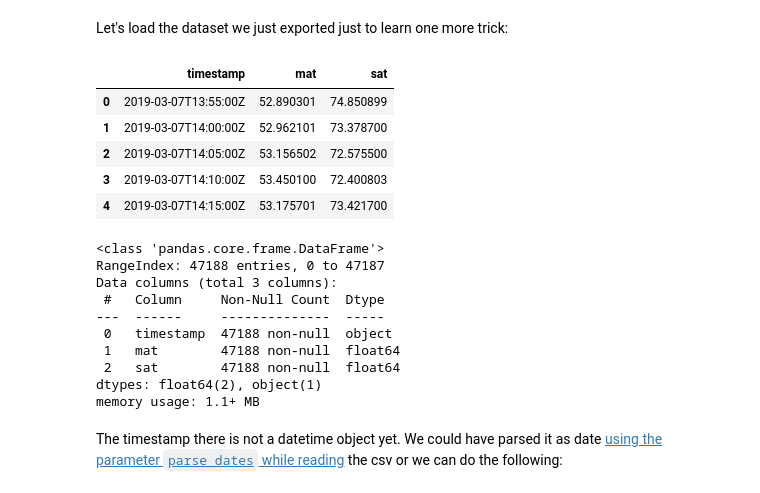
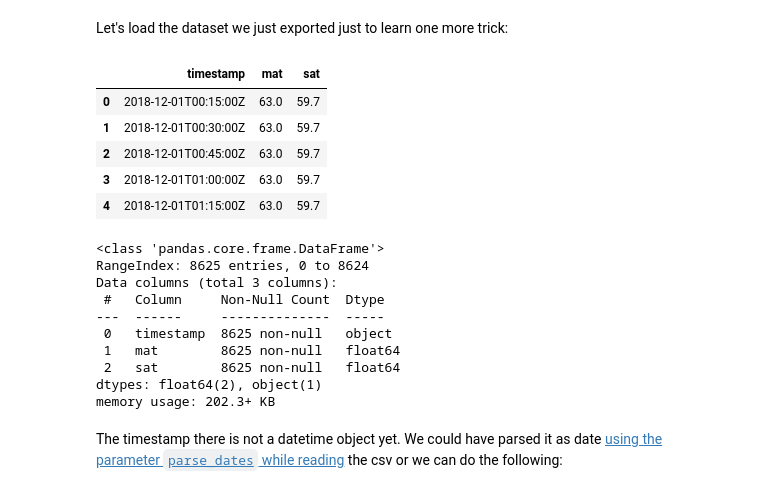
Before and after one commit to PengkunLiu/RTEM_CMU, a Jupyter notebook: RTEM Jupyter Notebook/c-rtem-fdd-FC5.ipynb, the cells around one changed output. Saved outputs shown, nothing was run; the diff lists cells and outputs as text; code cells hidden in the pictures.

```diff
--- a/RTEM Jupyter Notebook/c-rtem-fdd-FC5.ipynb
+++ b/RTEM Jupyter Notebook/c-rtem-fdd-FC5.ipynb
@@ -246,28 +260,28 @@ shared_ahu_equip.to_csv("./rtem_ahu_sat_mat_time_series.csv", index=False)
 Let's load the dataset we just exported just to learn one more trick:
 # %%
 data = pd.read_csv("./rtem_ahu_sat_mat_time_series.csv")
-data.rename(columns={'267505':'mat', '267512': 'sat'}, inplace=True)
+data.rename(columns={'203857':'mat', '203883': 'sat'}, inplace=True)
 data.head()
 # %% [output]
 |  | timestamp | mat | sat |
-| 0 | 2019-03-07T13:55:00Z | 52.890301 | 74.850899 |
-| 1 | 2019-03-07T14:00:00Z | 52.962101 | 73.378700 |
-| 2 | 2019-03-07T14:05:00Z | 53.156502 | 72.575500 |
-| 3 | 2019-03-07T14:10:00Z | 53.450100 | 72.400803 |
-| 4 | 2019-03-07T14:15:00Z | 53.175701 | 73.421700 |
+| 0 | 2018-12-01T00:15:00Z | 63.0 | 59.7 |
+| 1 | 2018-12-01T00:30:00Z | 63.0 | 59.7 |
+| 2 | 2018-12-01T00:45:00Z | 63.0 | 59.7 |
+| 3 | 2018-12-01T01:00:00Z | 63.0 | 59.7 |
+| 4 | 2018-12-01T01:15:00Z | 63.0 | 59.7 |
 # %%
 data.info()
 # %% [output]
 <class 'pandas.core.frame.DataFrame'>
-RangeIndex: 47188 entries, 0 to 47187
+RangeIndex: 8625 entries, 0 to 8624
 Data columns (total 3 columns):
  #   Column     Non-Null Count  Dtype
 ---  ------     --------------  -----
- 0   timestamp  47188 non-null  object
- 1   mat        47188 non-null  float64
- 2   sat        47188 non-null  float64
+ 0   timestamp  8625 non-null   object
+ 1   mat        8625 non-null   float64
+ 2   sat        8625 non-null   float64
 dtypes: float64(2), object(1)
-memory usage: 1.1+ MB
+memory usage: 202.3+ KB
 # %% [markdown]
 The timestamp there is not a datetime object yet. We could have parsed it as date [using the parameter `parse_dates` while reading](https://pandas.pydata.org/docs/reference/api/pandas.read_csv.html) the csv or we can do the following:
 # %%
```
Also changed, not shown: parts of 17 cells of this notebook, 1 other file.
